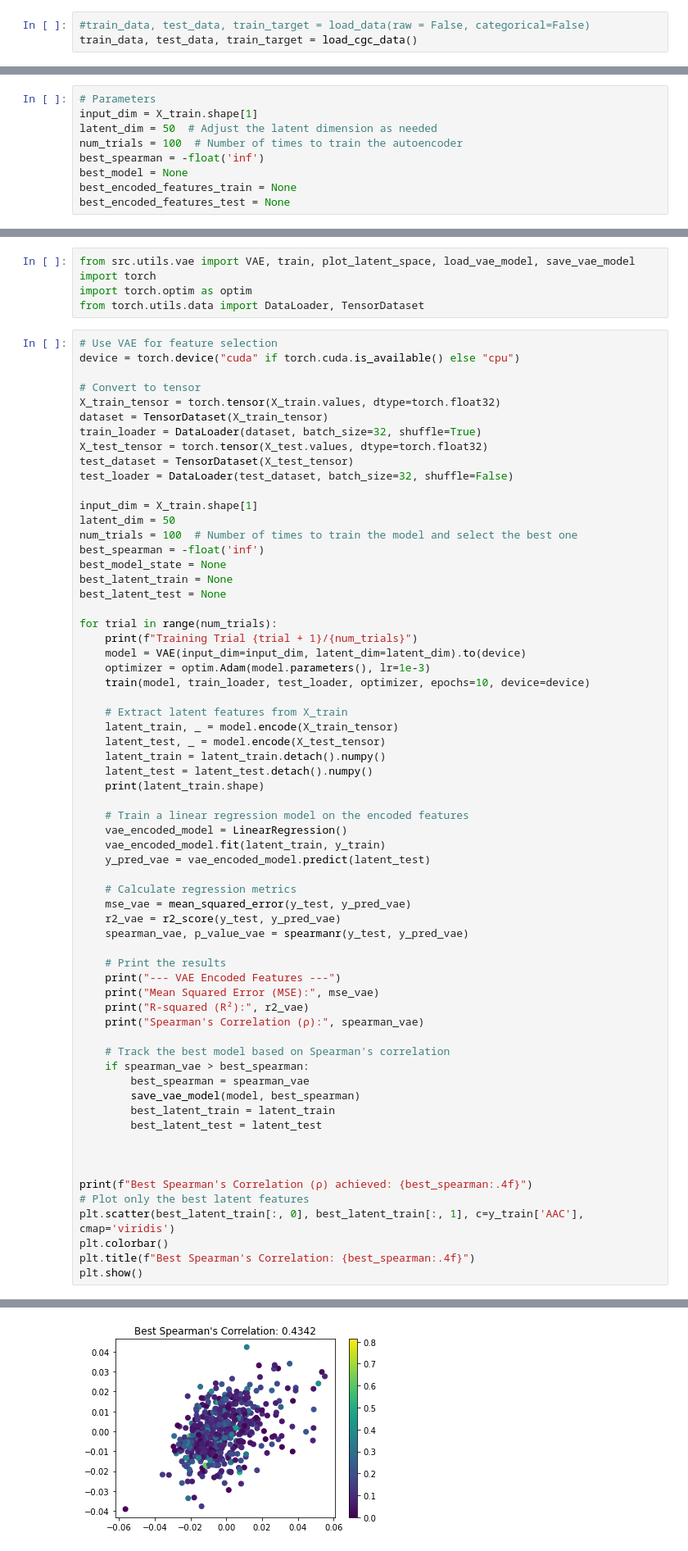
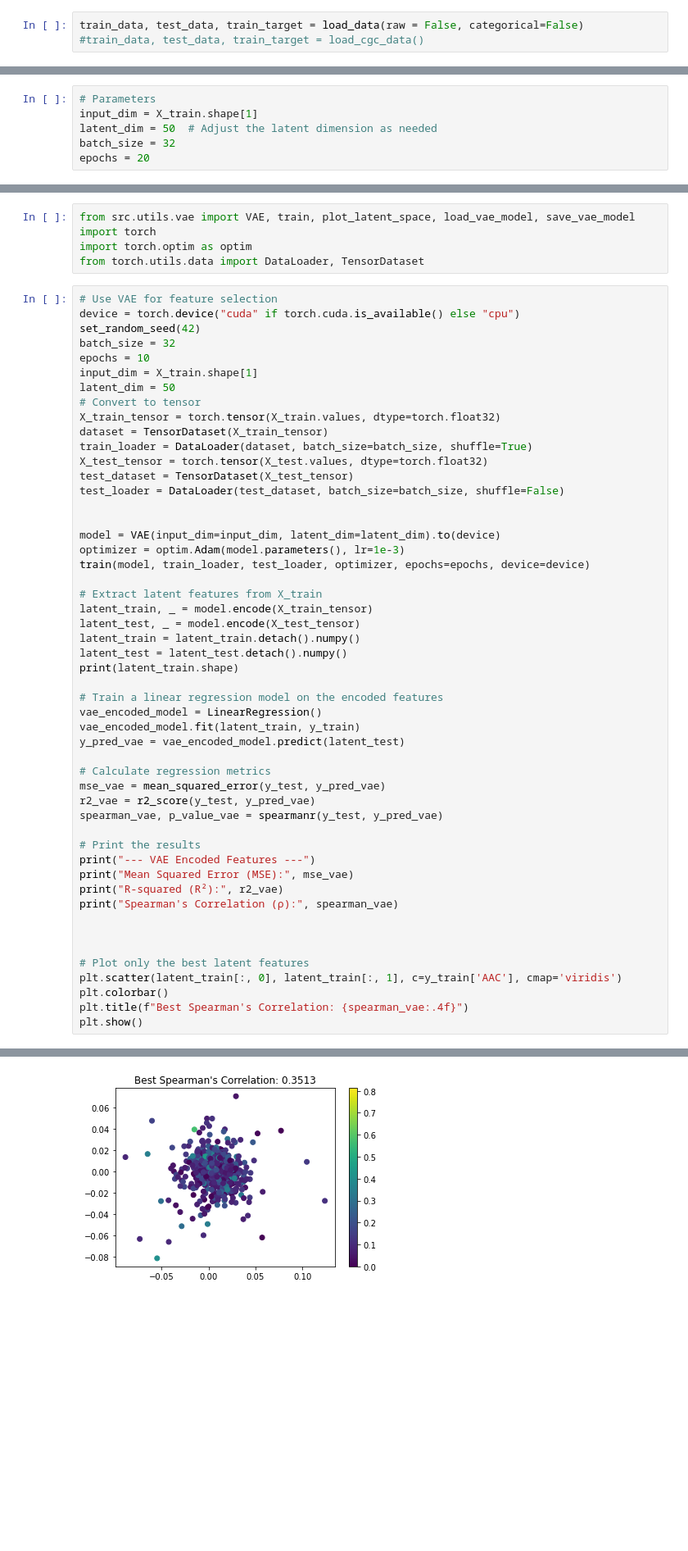
Before and after one commit to oskarboesch/ml-project-2-lol-ml, a Jupyter notebook: src/notebooks/auto_encoder.ipynb, the cells around one changed output, grey strips where cells are left out. Shown at 82% size. Drawn from its saved outputs; the diff is of its cells as text; blank space fills up the shorter version.

```diff
--- a/src/notebooks/auto_encoder.ipynb
+++ b/src/notebooks/auto_encoder.ipynb
@@ -23,8 +25,8 @@ To enable the following instructions: AVX2 FMA, in other operations, rebuild Ten
 # Can be used with both CGC and non CGC column selection
 Be careful with the comments
 # %%
-#train_data, test_data, train_target = load_data(raw = False, categorical=False)
-train_data, test_data, train_target = load_cgc_data()
+train_data, test_data, train_target = load_data(raw = False, categorical=False)
+#train_data, test_data, train_target = load_cgc_data()
 # %%
 nb_cell_lines = train_data.shape[0]
 print("Number of cell lines: ", nb_cell_lines)
@@ -37,9 +39,6 @@ X_train, X_test, y_train, y_test = train_test_split(train_data, train_target, te
 # Parameters
 input_dim = X_train.shape[1]
 latent_dim = 50  # Adjust the latent dimension as needed
-num_trials = 100  # Number of times to train the autoencoder
-best_spearman = -float('inf')
-best_model = None
-best_encoded_features_train = None
-best_encoded_features_test = None
+batch_size = 32
+epochs = 20
 # %%
@@ -133,65 +101,52 @@ from torch.utils.data import DataLoader, TensorDataset
 # %%
 # Use VAE for feature selection
 device = torch.device("cuda" if torch.cuda.is_available() else "cpu")
-
+set_random_seed(42)
+batch_size = 32
+epochs = 10
+input_dim = X_train.shape[1]
+latent_dim = 50
 # Convert to tensor
 X_train_tensor = torch.tensor(X_train.values, dtype=torch.float32)
 dataset = TensorDataset(X_train_tensor)
-train_loader = DataLoader(dataset, batch_size=32, shuffle=True)
+train_loader = DataLoader(dataset, batch_size=batch_size, shuffle=True)
 X_test_tensor = torch.tensor(X_test.values, dtype=torch.float32)
 test_dataset = TensorDataset(X_test_tensor)
-test_loader = DataLoader(test_dataset, batch_size=32, shuffle=False)
+test_loader = DataLoader(test_dataset, batch_size=batch_size, shuffle=False)
 
-input_dim = X_train.shape[1]
-latent_dim = 50
-num_trials = 100  # Number of times to train the model and select the best one
-best_spearman = -float('inf')
-best_model_state = None
-best_latent_train = None
-best_latent_test = None
 
-for trial in range(num_trials):
-    print(f"Training Trial {trial + 1}/{num_trials}")
-    model = VAE(input_dim=input_dim, latent_dim=latent_dim).to(device)
-    optimizer = optim.Adam(model.parameters(), lr=1e-3)
-    train(model, train_loader, test_loader, optimizer, epochs=10, device=device)
+model = VAE(input_dim=input_dim, latent_dim=latent_dim).to(device)
+optimizer = optim.Adam(model.parameters(), lr=1e-3)
+train(model, train_loader, test_loader, optimizer, epochs=epochs, device=device)
 
-    # Extract latent features from X_train
-    latent_train, _ = model.encode(X_train_tensor)
-    latent_test, _ = model.encode(X_test_tensor)
-    latent_train = latent_train.detach().numpy()
-    latent_test = latent_test.detach().numpy()
-    print(latent_train.shape)
+# Extract latent features from X_train
+latent_train, _ = model.encode(X_train_tensor)
+latent_test, _ = model.encode(X_test_tensor)
+latent_train = latent_train.detach().numpy()
+latent_test = latent_test.detach().numpy()
+print(latent_train.shape)
 
-    # Train a linear regression model on the encoded features
-    vae_encoded_model = LinearRegression()
-    vae_encoded_model.fit(latent_train, y_train)
-    y_pred_vae = vae_encoded_model.predict(latent_test)
+# Train a linear regression model on the encoded features
+vae_encoded_model = LinearRegression()
+vae_encoded_model.fit(latent_train, y_train)
+y_pred_vae = vae_encoded_model.predict(latent_test)
 
-    # Calculate regression metrics
-    mse_vae = mean_squared_error(y_test, y_pred_vae)
-    r2_vae = r2_score(y_test, y_pred_vae)
-    spearman_vae, p_value_vae = spearmanr(y_test, y_pred_vae)
+# Calculate regression metrics
+mse_vae = mean_squared_error(y_test, y_pred_vae)
+r2_vae = r2_score(y_test, y_pred_vae)
+spearman_vae, p_value_vae = spearmanr(y_test, y_pred_vae)
 
-    # Print the results
-    print("--- VAE Encoded Features ---")
-    print("Mean Squared Error (MSE):", mse_vae)
-    print("R-squared (R²):", r2_vae)
-    print("Spearman's Correlation (ρ):", spearman_vae)
-
-    # Track the best model based on Spearman's correlation
-    if spearman_vae > best_spearman:
-        best_spearman = spearman_vae
-        save_vae_model(model, best_spearman)
-        best_latent_train = latent_train
-        best_latent_test = latent_test
+# Print the results
+print("--- VAE Encoded Features ---")
+print("Mean Squared Error (MSE):", mse_vae)
+print("R-squared (R²):", r2_vae)
+print("Spearman's Correlation (ρ):", spearman_vae)
 
 
 
-print(f"Best Spearman's Correlation (ρ) achieved: {best_spearman:.4f}")
 # Plot only the best latent features
-plt.scatter(best_latent_train[:, 0], best_latent_train[:, 1], c=y_train['AAC'], cmap='viridis')
+plt.scatter(latent_train[:, 0], latent_train[:, 1], c=y_train['AAC'], cmap='viridis')
 plt.colorbar()
-plt.title(f"Best Spearman's Correlation: {best_spearman:.4f}")
+plt.title(f"Best Spearman's Correlation: {spearman_vae:.4f}")
 plt.show()
 # %% [output]
@@ -215,4 +168,4 @@ Best Spearman's Correlation (ρ) achieved: 0.4342
-[figure, old version]
+[figure, new version]
 # %%
 total_data = pd.concat([train_data, test_data])
 total_data_tensor = torch.tensor(total_data.values, dtype=torch.float32)
```
Also changed, not shown: parts of 7 cells of this notebook, 8 other files.
